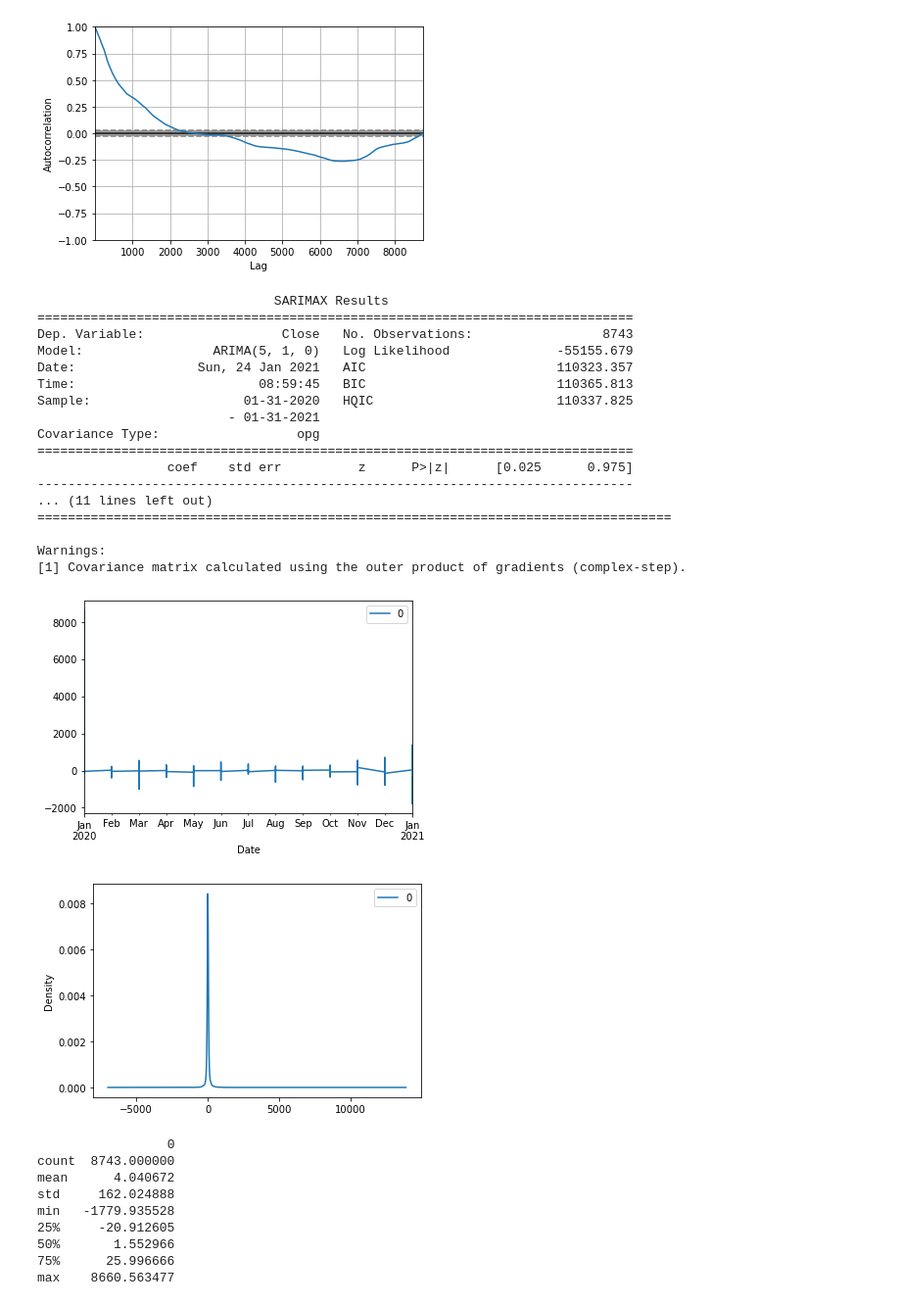
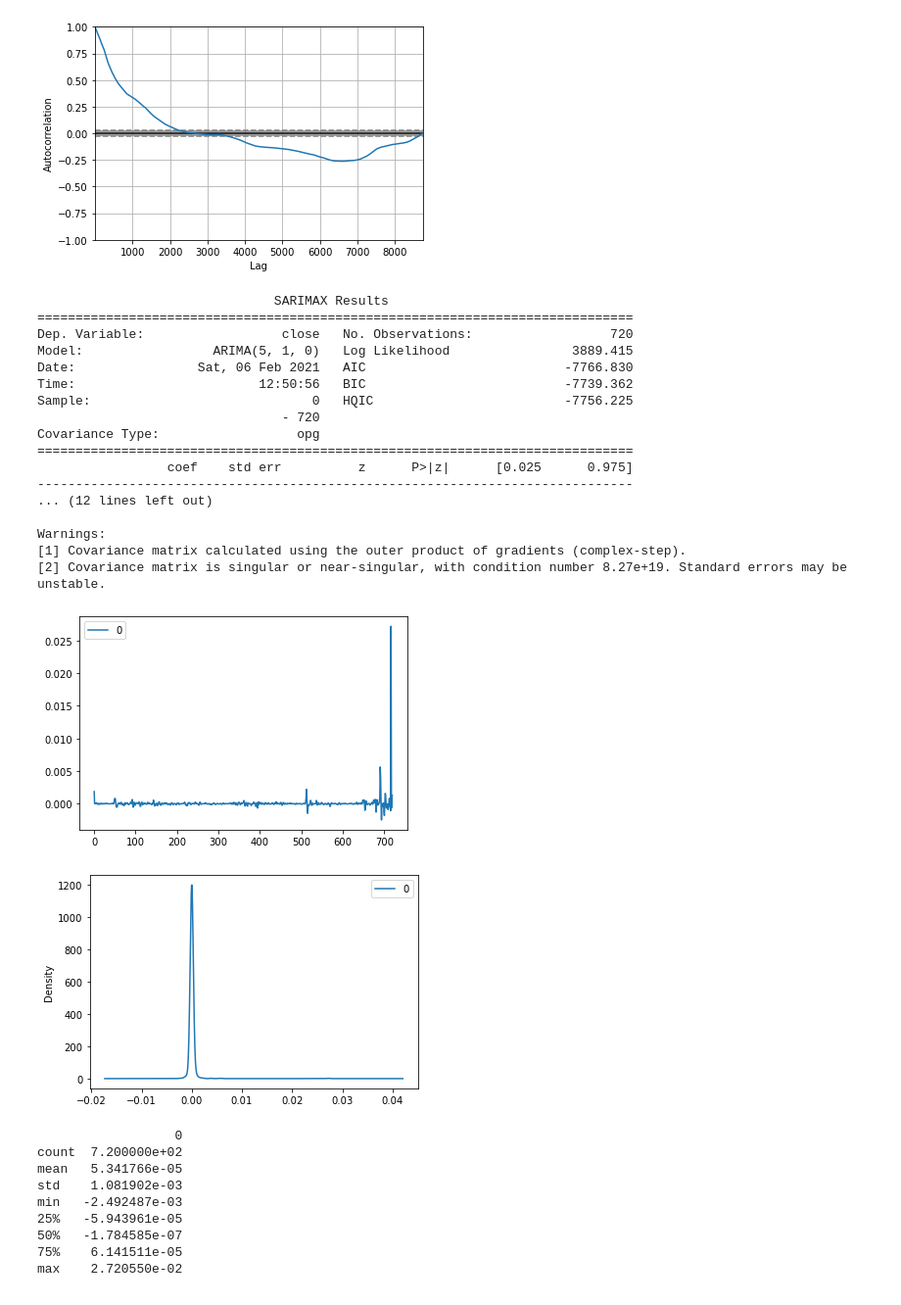
Before and after one commit to kanggg007/Cyptocurrency_project, a Jupyter notebook: Arima bitcoin.ipynb, the cells around one changed output. Shown at 98% size. Drawn from its saved outputs; the diff is of its cells as text; code cells hidden in the pictures.

Commit message:
updated csv &models

```diff
--- a/Arima bitcoin.ipynb
+++ b/Arima bitcoin.ipynb
@@ -87,56 +85,57 @@ pyplot.show()
 # fit an ARIMA model and plot residual errors
 
 from pandas import DataFrame
 from statsmodels.tsa.arima.model import ARIMA
 from matplotlib import pyplot
 # load dataset
-def parser(x):
-	return datetime.strptime('190'+x, '%Y-%m')
-series = yf.download('BTC-USD',start='2020-01-21', interval='1h',  end='2021-01-21',progress=False)[['Close']]
-series.index = series.index.to_period('M')
+#def parser(x):
+	#return datetime.strptime('190'+x, '%Y-%m')
+#series = yf.download('BTC-USD',start='2020-01-21', interval='1h',  end='2021-01-21',progress=False)[['Close']]
+series=coin_df.close
+#series.index = series.index.to_period('M')
 # fit model
 model = ARIMA(series, order=(5,1,0))
 model_fit = model.fit()
 # summary of fit model
 print(model_fit.summary())
 # line plot of residuals
 residuals = DataFrame(model_fit.resid)
 residuals.plot()
 pyplot.show()
 # density plot of residuals
 residuals.plot(kind='kde')
 pyplot.show()
 # summary stats of residuals
 print(residuals.describe())
 # %% [output]
                                SARIMAX Results
 ==============================================================================
-Dep. Variable:                  Close   No. Observations:                 8743
-Model:                 ARIMA(5, 1, 0)   Log Likelihood              -55155.679
-Date:                Sun, 24 Jan 2021   AIC                         110323.357
-Time:                        08:59:45   BIC                         110365.813
-Sample:                    01-31-2020   HQIC                        110337.825
-                         - 01-31-2021
+Dep. Variable:                  close   No. Observations:                  720
+Model:                 ARIMA(5, 1, 0)   Log Likelihood                3889.415
+Date:                Sat, 06 Feb 2021   AIC                          -7766.830
+Time:                        12:50:56   BIC                          -7739.362
+Sample:                             0   HQIC                         -7756.225
+                                - 720
 Covariance Type:                  opg
 ==============================================================================
                  coef    std err          z      P>|z|      [0.025      0.975]
 ------------------------------------------------------------------------------
-... (11 lines left out)
-===================================================================================
+... (12 lines left out)
 
 Warnings:
 [1] Covariance matrix calculated using the outer product of gradients (complex-step).
+[2] Covariance matrix is singular or near-singular, with condition number 8.27e+19. Standard errors may be unstable.
-[figure, old version]
+[figure, new version]
-[figure, old version]
+[figure, new version]
-                 0
-count  8743.000000
-mean      4.040672
-std     162.024888
-min   -1779.935528
-25%     -20.912605
-50%       1.552966
-75%      25.996666
-max    8660.563477
+                  0
+count  7.200000e+02
+mean   5.341766e-05
+std    1.081902e-03
+min   -2.492487e-03
+25%   -5.943961e-05
+50%   -1.784585e-07
+75%    6.141511e-05
+max    2.720550e-02
 # %%
 # Rolling Forecast ARIMA Model
 # evaluate an ARIMA model using a walk-forward validation
```
Also changed, not shown: parts of 7 cells of this notebook, 22 other files.
